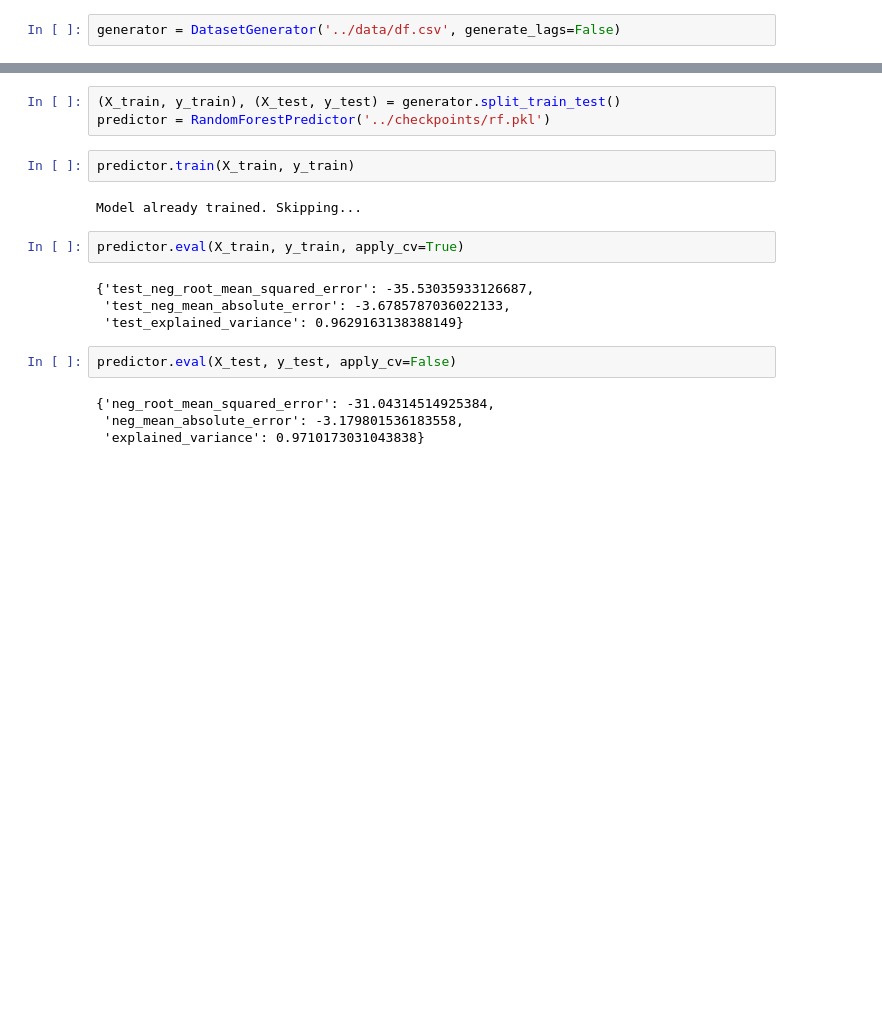
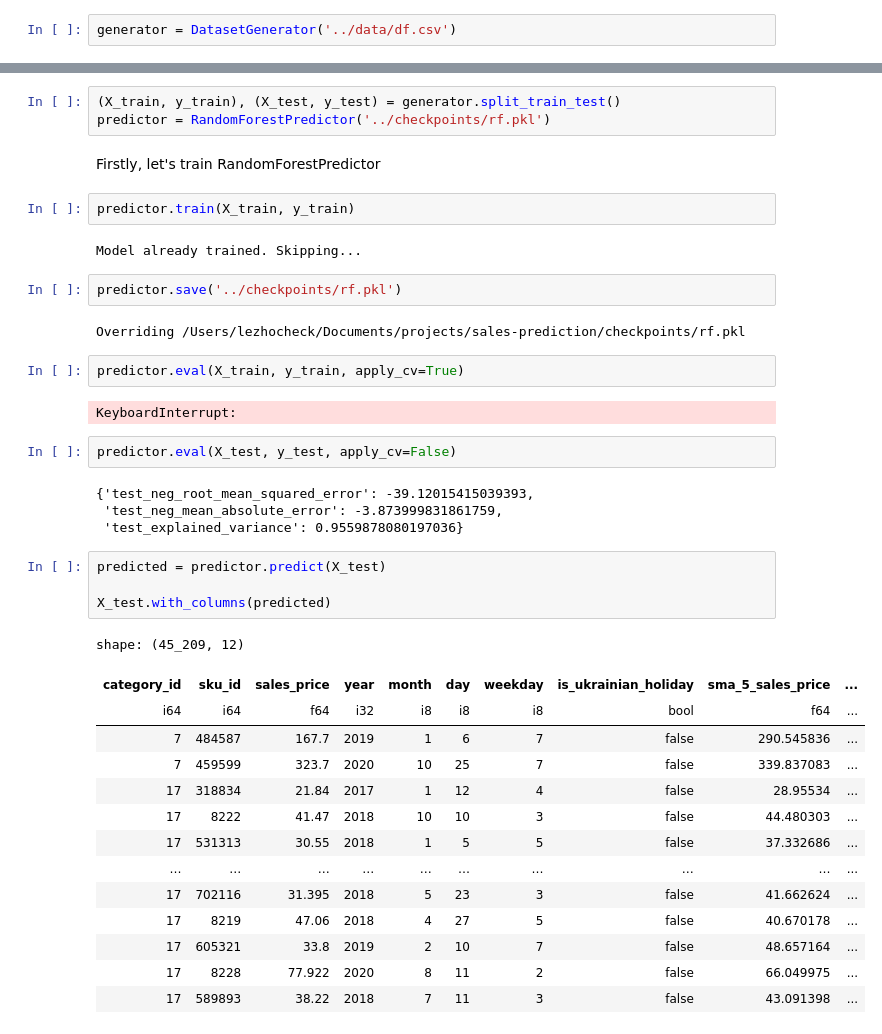
Before and after one commit to lezhocheck/sales-prediction, a Jupyter notebook: notebooks/predict.ipynb, the cells around one changed output, grey strips where cells are left out. Cells and saved outputs as stored; diff of their text form; blank space fills up the shorter version.

```diff
--- a/notebooks/predict.ipynb
+++ b/notebooks/predict.ipynb
@@ -10,2 +13,2 @@ from src.model import RandomForestPredictor
 # %%
-generator = DatasetGenerator('../data/df.csv', generate_lags=False)
+generator = DatasetGenerator('../data/df.csv')
@@ -12,19 +17,42 @@ generator = DatasetGenerator('../data/df.csv', generate_lags=False)
 # %%
 (X_train, y_train), (X_test, y_test) = generator.split_train_test()
 predictor = RandomForestPredictor('../checkpoints/rf.pkl')
+# %% [markdown]
+Firstly, let's train RandomForestPredictor
 # %%
 predictor.train(X_train, y_train)
 # %% [output]
 Model already trained. Skipping...
+# %%
+predictor.save('../checkpoints/rf.pkl')
+# %% [output]
+Overriding /Users/lezhocheck/Documents/projects/sales-prediction/checkpoints/rf.pkl
 # %%
 predictor.eval(X_train, y_train, apply_cv=True)
 # %% [output]
-{'test_neg_root_mean_squared_error': -35.53035933126687,
- 'test_neg_mean_absolute_error': -3.6785787036022133,
- 'test_explained_variance': 0.9629163138388149}
+KeyboardInterrupt:
 # %%
 predictor.eval(X_test, y_test, apply_cv=False)
 # %% [output]
-{'neg_root_mean_squared_error': -31.04314514925384,
- 'neg_mean_absolute_error': -3.179801536183558,
- 'explained_variance': 0.9710173031043838}
+{'test_neg_root_mean_squared_error': -39.12015415039393,
+ 'test_neg_mean_absolute_error': -3.873999831861759,
+ 'test_explained_variance': 0.9559878080197036}
+# %%
+predicted = predictor.predict(X_test)
+
+X_test.with_columns(predicted)
+# %% [output]
+shape: (45_209, 12)
+| category_id | sku_id | sales_price | year | month | day | weekday | is_ukrainian_holiday | sma_5_sales_price | ... |
+| i64 | i64 | f64 | i32 | i8 | i8 | i8 | bool | f64 | ... |
+| 7 | 484587 | 167.7 | 2019 | 1 | 6 | 7 | false | 290.545836 | ... |
+| 7 | 459599 | 323.7 | 2020 | 10 | 25 | 7 | false | 339.837083 | ... |
+| 17 | 318834 | 21.84 | 2017 | 1 | 12 | 4 | false | 28.95534 | ... |
+| 17 | 8222 | 41.47 | 2018 | 10 | 10 | 3 | false | 44.480303 | ... |
+| 17 | 531313 | 30.55 | 2018 | 1 | 5 | 5 | false | 37.332686 | ... |
+| … | … | … | … | … | … | … | … | … | ... |
+| 17 | 702116 | 31.395 | 2018 | 5 | 23 | 3 | false | 41.662624 | ... |
+| 17 | 8219 | 47.06 | 2018 | 4 | 27 | 5 | false | 40.670178 | ... |
+| 17 | 605321 | 33.8 | 2019 | 2 | 10 | 7 | false | 48.657164 | ... |
+| 17 | 8228 | 77.922 | 2020 | 8 | 11 | 2 | false | 66.049975 | ... |
+| 17 | 589893 | 38.22 | 2018 | 7 | 11 | 3 | false | 43.091398 | ... |
```
Also changed, not shown: parts of 13 cells of this notebook, 3 other files.
